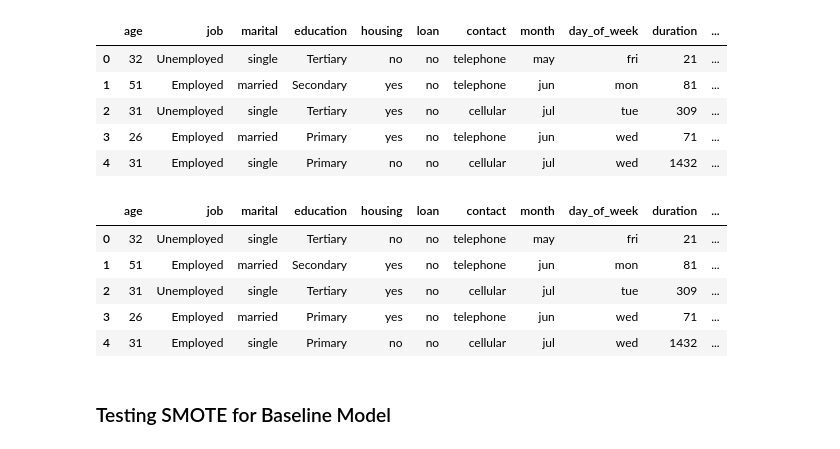
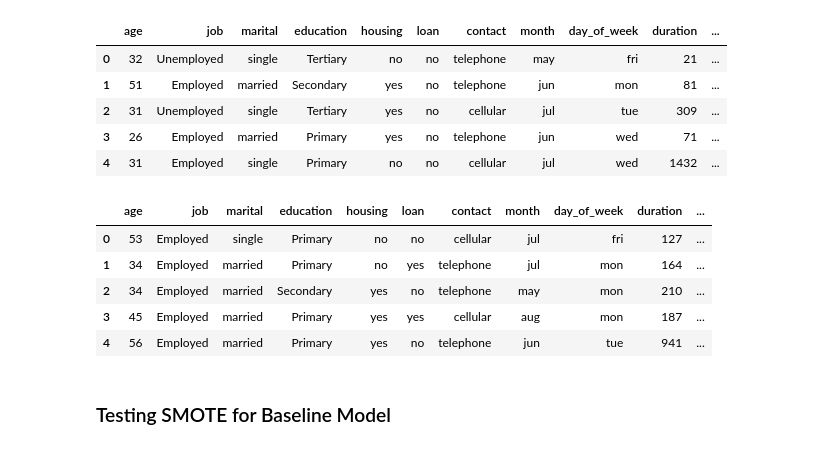
Before and after one commit to carriezeng6443/STAT-303-2-MAAC-Project, a Jupyter notebook: Project_MAAC.ipynb, the cells around one changed output. Drawn from its saved outputs; the diff is of its cells as text; code cells hidden in the pictures.

```diff
--- a/Project_MAAC.ipynb
+++ b/Project_MAAC.ipynb
@@ -433,19 +425,19 @@ train_smote.head()
 # %%
 ## Balancing the test data
 sm_nc = SMOTENC(categorical_features=[1,2,3,4,5,6,7,8,13], random_state=20)
 X_test_res, y_test_res = sm_nc.fit_resample(X_test, y_test)
 
 Y = pd.DataFrame(y_test_res, columns=["y_dum"])
 test_smote = pd.concat([X_test_res, Y], axis = 1)
-test_smote = train_smote.reindex(columns=["age", "job", "marital", "education", "housing", "loan", "contact", "month", 'day_of_week', "duration", "campaign", "pdays", "previous", "poutcome", "emp_var_rate", "cons_price_idx", "cons_conf_idx","euribor3m", "nr_employed", "y_dum"])
+test_smote = test_smote.reindex(columns=["age", "job", "marital", "education", "housing", "loan", "contact", "month", 'day_of_week', "duration", "campaign", "pdays", "previous", "poutcome", "emp_var_rate", "cons_price_idx", "cons_conf_idx","euribor3m", "nr_employed", "y_dum"])
 test_smote.head()
 # %% [output]
 |  | age | job | marital | education | housing | loan | contact | month | day_of_week | duration | ... |
-| 0 | 32 | Unemployed | single | Tertiary | no | no | telephone | may | fri | 21 | ... |
-| 1 | 51 | Employed | married | Secondary | yes | no | telephone | jun | mon | 81 | ... |
-| 2 | 31 | Unemployed | single | Tertiary | yes | no | cellular | jul | tue | 309 | ... |
-| 3 | 26 | Employed | married | Primary | yes | no | telephone | jun | wed | 71 | ... |
-| 4 | 31 | Employed | single | Primary | no | no | cellular | jul | wed | 1432 | ... |
+| 0 | 53 | Employed | single | Primary | no | no | cellular | jul | fri | 127 | ... |
+| 1 | 34 | Employed | married | Primary | no | yes | telephone | jul | mon | 164 | ... |
+| 2 | 34 | Employed | married | Secondary | yes | no | telephone | may | mon | 210 | ... |
+| 3 | 45 | Employed | married | Primary | yes | yes | cellular | aug | mon | 187 | ... |
+| 4 | 56 | Employed | married | Primary | yes | no | telephone | jun | tue | 941 | ... |
 # %% [markdown]
 ### Testing SMOTE for Baseline Model
 # %%
```
Also changed, not shown: parts of 16 cells of this notebook.
